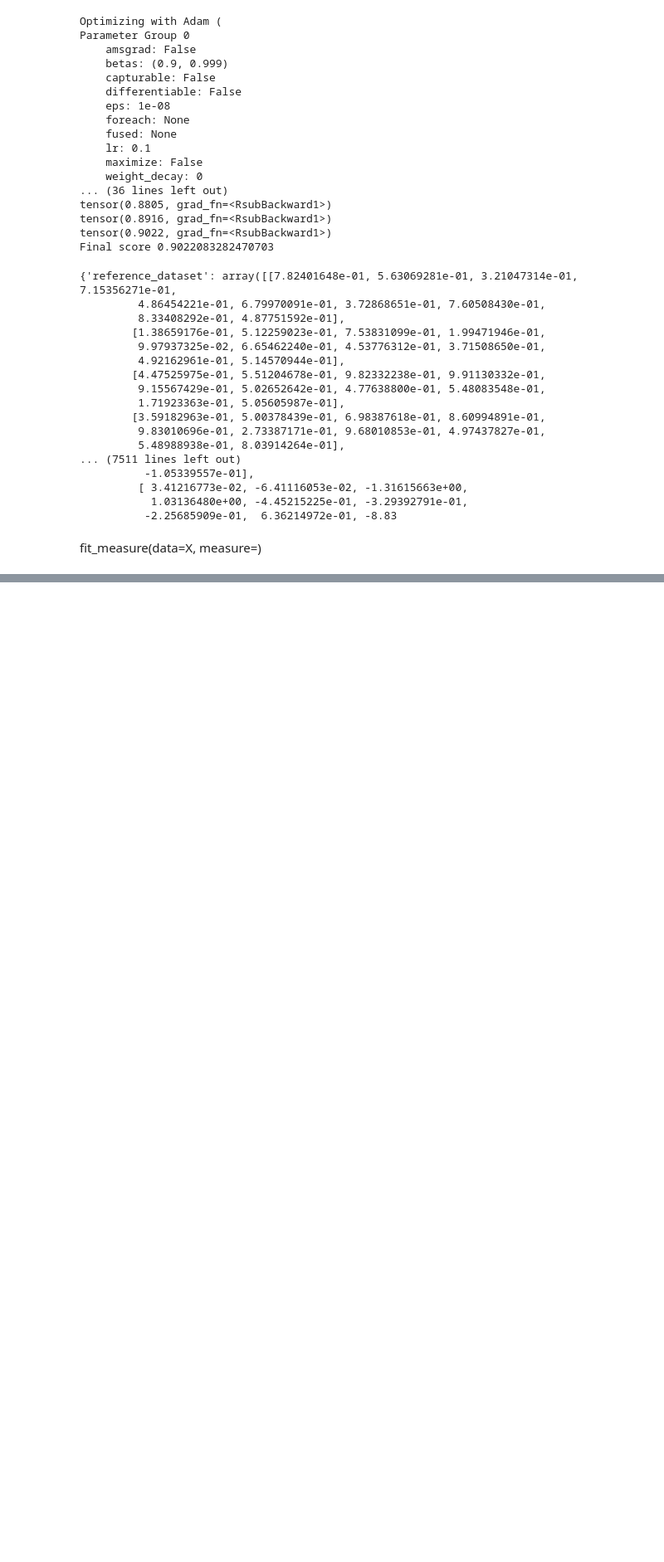
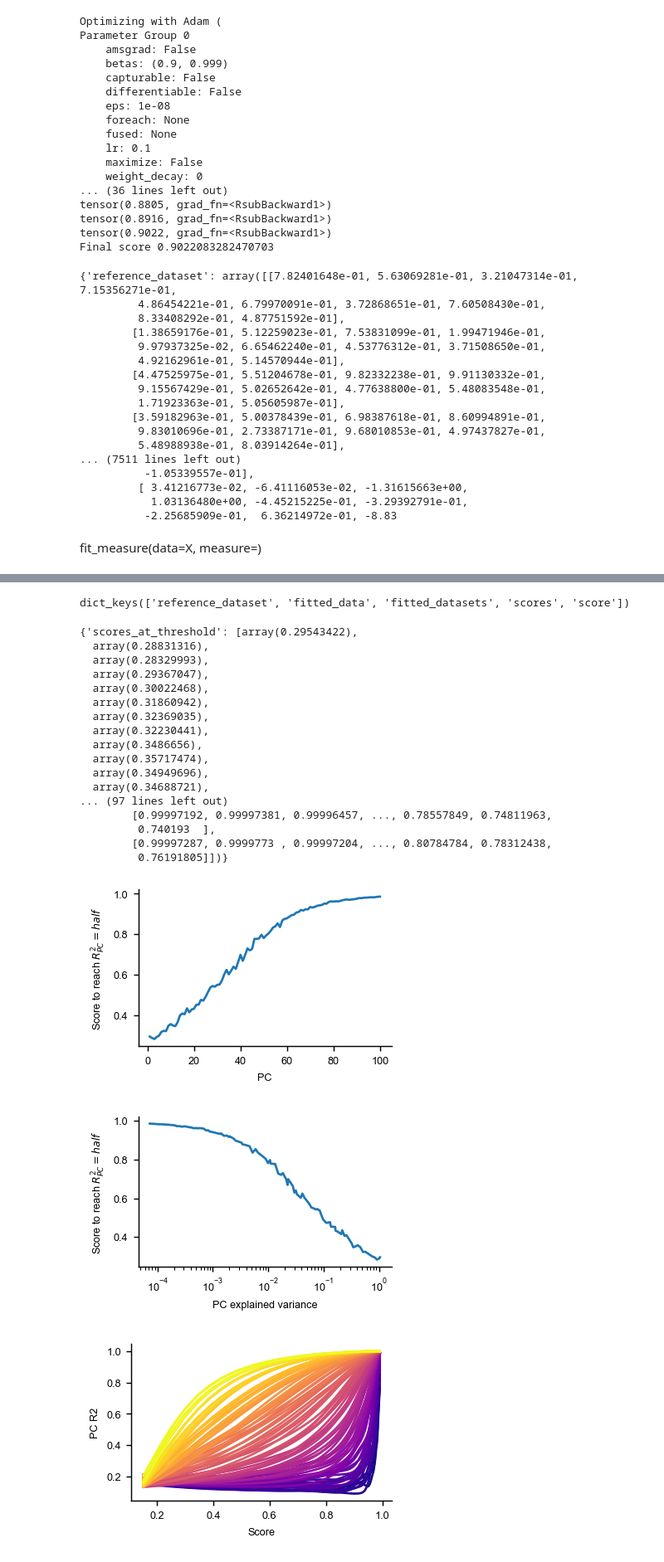
Before and after one commit to nacloos/diffscore, a Jupyter notebook: examples/optimization_dynamics.ipynb, the cells around one changed output, grey strips where cells are left out. Shown at 83% size. Drawn from its saved outputs; the diff is of its cells as text; code cells hidden in the pictures; blank space fills up the shorter version.

Commit message:
Add datasets

```diff
--- a/examples/optimization_dynamics.ipynb
+++ b/examples/optimization_dynamics.ipynb
@@ -71,3 +71,8 @@ Final score 0.9022083282470703
           -2.25685909e-01,  6.36214972e-01, -8.83
 # %% [markdown]
 fit_measure(data=X, measure=)
+# %%
+X, _ = diffscore.dataset.exp_gaussian()
+measure = Measure("procrustes-angular-score")
+print(X.shape)
+res = fit_measure(data=X, measure=measure, stop_crit=0.99)
@@ -73,0 +97,32 @@ fit_measure(data=X, measure=)
+# %%
+from diffscore.analysis import pc_captured_variance
+print(res.keys())
+
+pc_captured_variance(
+    X=res["reference_dataset"],
+    Ys=res["fitted_datasets"],
+    scores=res["scores"]
+
+)
+# %% [output]
+dict_keys(['reference_dataset', 'fitted_data', 'fitted_datasets', 'scores', 'score'])
+{'scores_at_threshold': [array(0.29543422),
+  array(0.28831316),
+  array(0.28329993),
+  array(0.29367047),
+  array(0.30022468),
+  array(0.31860942),
+  array(0.32369035),
+  array(0.32230441),
+  array(0.3486656),
+  array(0.35717474),
+  array(0.34949696),
+  array(0.34688721),
+... (97 lines left out)
+        [0.99997192, 0.99997381, 0.99996457, ..., 0.78557849, 0.74811963,
+         0.740193  ],
+        [0.99997287, 0.9999773 , 0.99997204, ..., 0.80784784, 0.78312438,
+         0.76191805]])}
+[figure, added]
+[figure, added]
+[figure, added]
```
Also changed, not shown: parts of 13 cells of this notebook, 11 other files.
